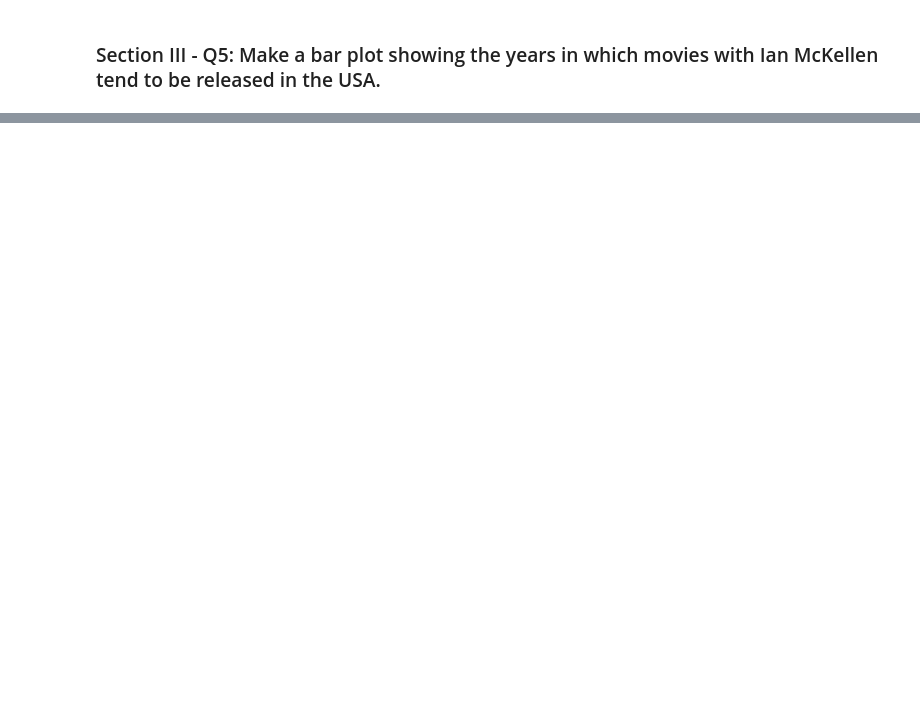
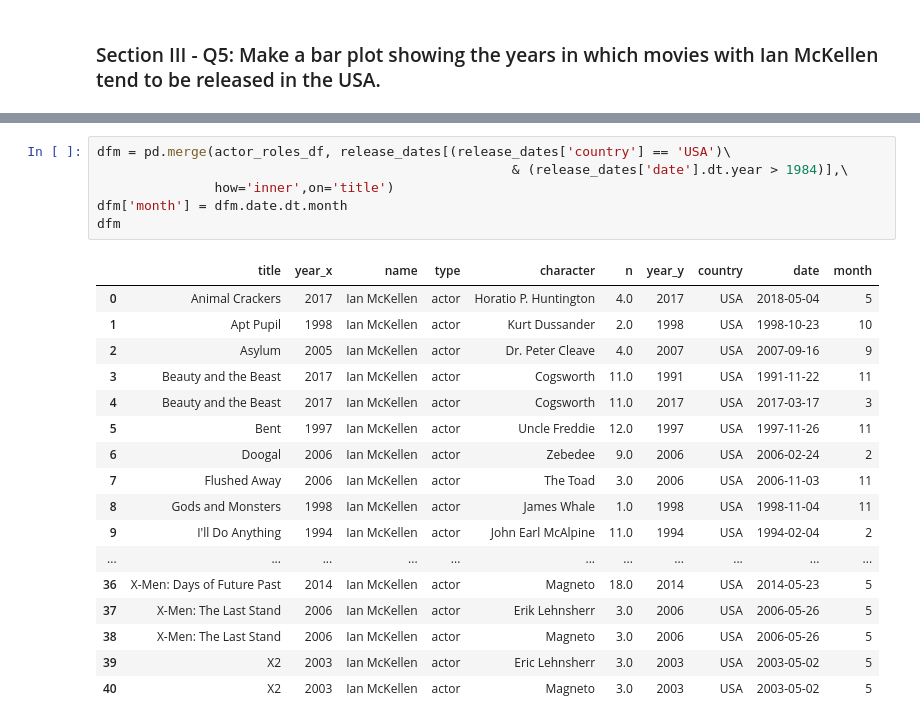
Before and after one commit to llpyyz/mec-mini-projects, a Jupyter notebook: mec-5.3.10-data-wranging-with-pandas-mini-project/Mini_Project_Data_Wrangling_Pandas.ipynb, the cells around one changed output, grey strips where cells are left out. Drawn from its saved outputs; the diff is of its cells as text; blank space fills up the shorter version.

```diff
--- a/mec-5.3.10-data-wranging-with-pandas-mini-project/Mini_Project_Data_Wrangling_Pandas.ipynb
+++ b/mec-5.3.10-data-wranging-with-pandas-mini-project/Mini_Project_Data_Wrangling_Pandas.ipynb
@@ -1063,0 +1124,24 @@ month_map
+# %%
+dfm = pd.merge(actor_roles_df, release_dates[(release_dates['country'] == 'USA')\
+                                                     & (release_dates['date'].dt.year > 1984)],\
+               how='inner',on='title')
+dfm['month'] = dfm.date.dt.month
+dfm
+# %% [output]
+|  | title | year_x | name | type | character | n | year_y | country | date | month |
+| 0 | Animal Crackers | 2017 | Ian McKellen | actor | Horatio P. Huntington | 4.0 | 2017 | USA | 2018-05-04 | 5 |
+| 1 | Apt Pupil | 1998 | Ian McKellen | actor | Kurt Dussander | 2.0 | 1998 | USA | 1998-10-23 | 10 |
+| 2 | Asylum | 2005 | Ian McKellen | actor | Dr. Peter Cleave | 4.0 | 2007 | USA | 2007-09-16 | 9 |
+| 3 | Beauty and the Beast | 2017 | Ian McKellen | actor | Cogsworth | 11.0 | 1991 | USA | 1991-11-22 | 11 |
+| 4 | Beauty and the Beast | 2017 | Ian McKellen | actor | Cogsworth | 11.0 | 2017 | USA | 2017-03-17 | 3 |
+| 5 | Bent | 1997 | Ian McKellen | actor | Uncle Freddie | 12.0 | 1997 | USA | 1997-11-26 | 11 |
+| 6 | Doogal | 2006 | Ian McKellen | actor | Zebedee | 9.0 | 2006 | USA | 2006-02-24 | 2 |
+| 7 | Flushed Away | 2006 | Ian McKellen | actor | The Toad | 3.0 | 2006 | USA | 2006-11-03 | 11 |
+| 8 | Gods and Monsters | 1998 | Ian McKellen | actor | James Whale | 1.0 | 1998 | USA | 1998-11-04 | 11 |
+| 9 | I'll Do Anything | 1994 | Ian McKellen | actor | John Earl McAlpine | 11.0 | 1994 | USA | 1994-02-04 | 2 |
+| ... | ... | ... | ... | ... | ... | ... | ... | ... | ... | ... |
+| 36 | X-Men: Days of Future Past | 2014 | Ian McKellen | actor | Magneto | 18.0 | 2014 | USA | 2014-05-23 | 5 |
+| 37 | X-Men: The Last Stand | 2006 | Ian McKellen | actor | Erik Lehnsherr | 3.0 | 2006 | USA | 2006-05-26 | 5 |
+| 38 | X-Men: The Last Stand | 2006 | Ian McKellen | actor | Magneto | 3.0 | 2006 | USA | 2006-05-26 | 5 |
+| 39 | X2 | 2003 | Ian McKellen | actor | Eric Lehnsherr | 3.0 | 2003 | USA | 2003-05-02 | 5 |
+| 40 | X2 | 2003 | Ian McKellen | actor | Magneto | 3.0 | 2003 | USA | 2003-05-02 | 5 |
```
Also changed, not shown: parts of 9 cells of this notebook.
